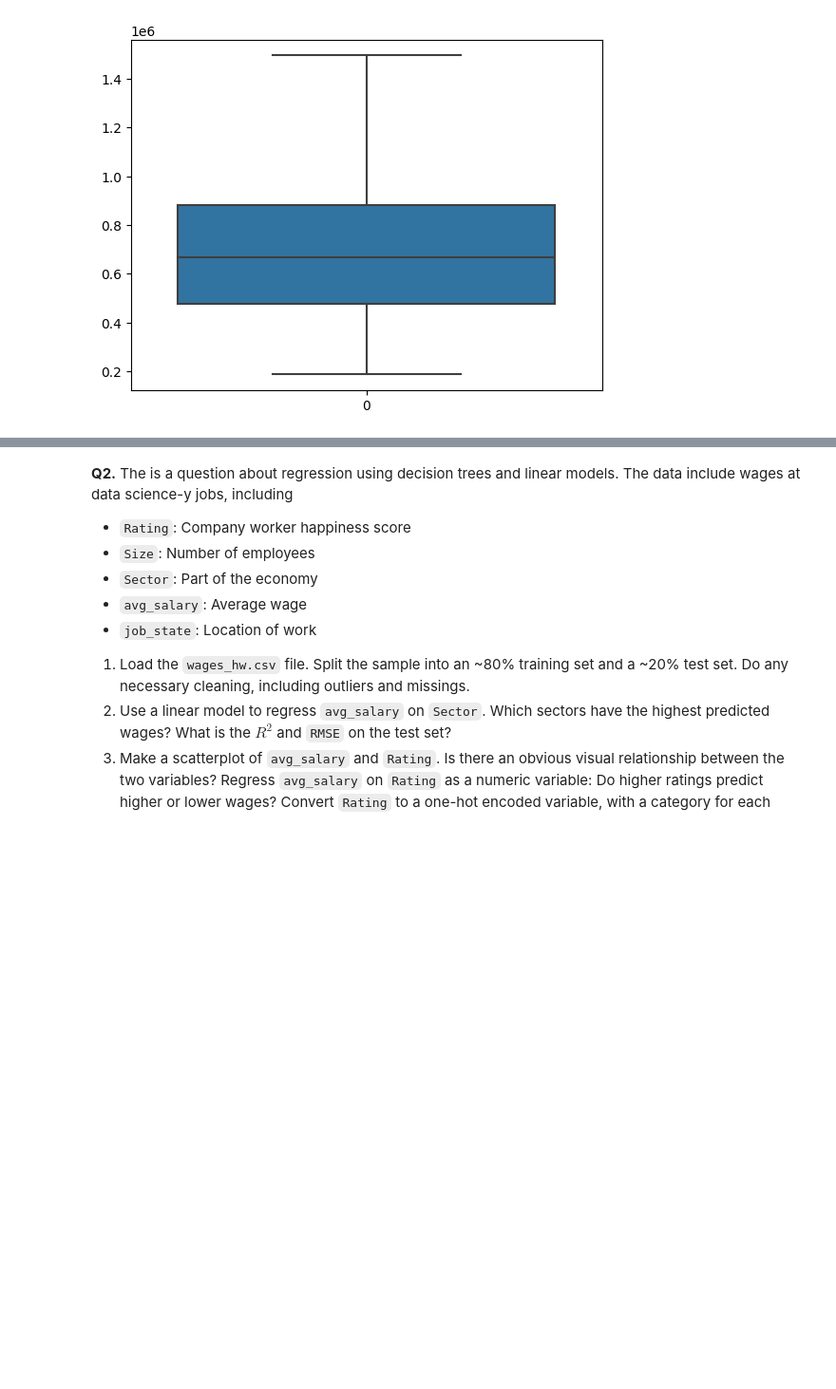
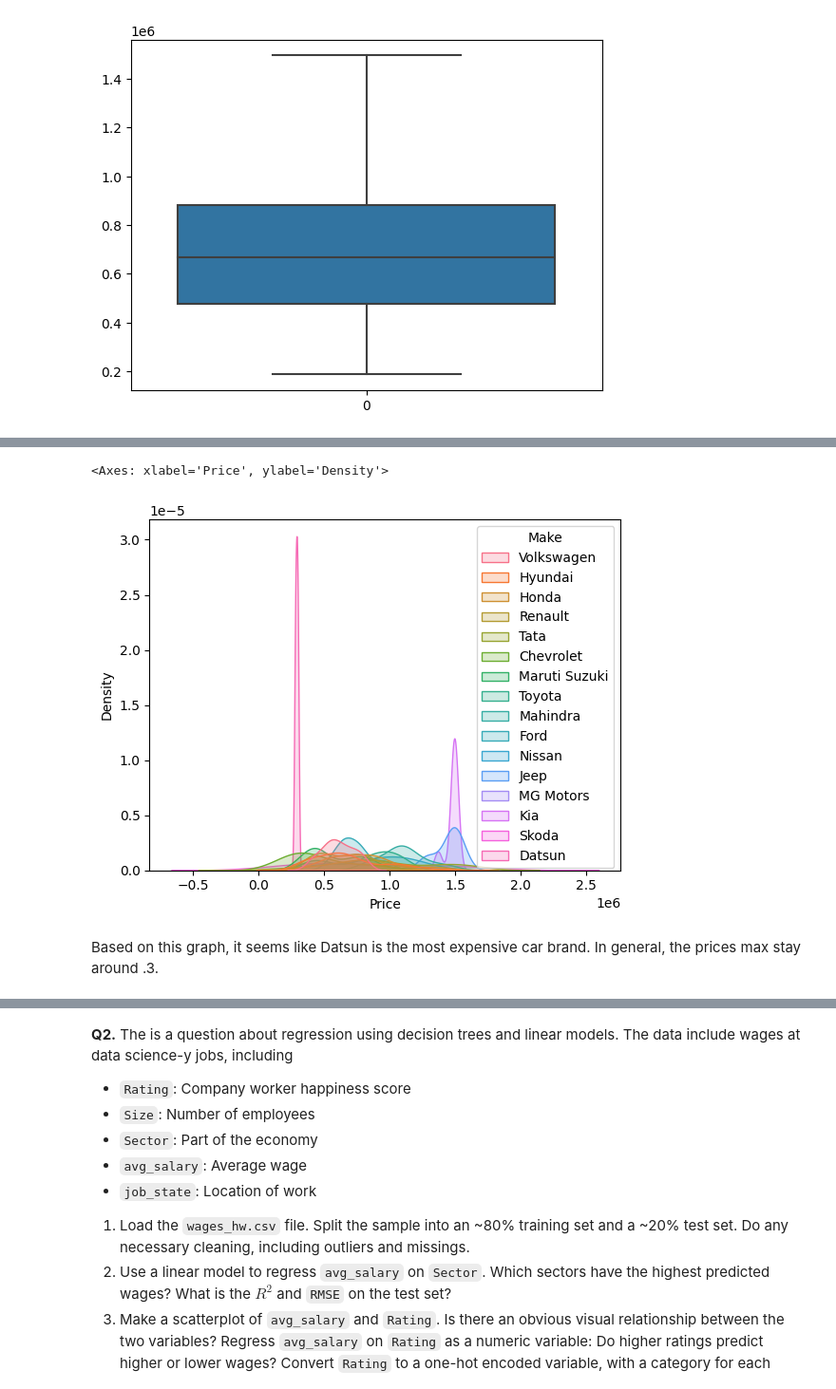
Before and after one commit to racheljhuh/assignment4, a Jupyter notebook: assignment4.ipynb, the cells around one changed output, grey strips where cells are left out. Shown: that part at 95% size. Drawn from its saved outputs; the diff is of its cells as text; code cells hidden in the pictures; blank space fills up the shorter version.

```diff
--- a/assignment4.ipynb
+++ b/assignment4.ipynb
@@ -90,0 +120,7 @@ See the caveats in the documentation: https://pandas.pydata.org/pandas-docs/stab
+# %%
+sns.kdeplot(data=df, x='Price', hue='Make', common_norm=False, fill=True)
+# %% [output]
+<Axes: xlabel='Price', ylabel='Density'>
+[figure, added]
+# %% [markdown]
+Based on this graph, it seems like Datsun is the most expensive car brand. In general, the prices max stay around .3.
```
Also changed, not shown: parts of 10 cells of this notebook.
